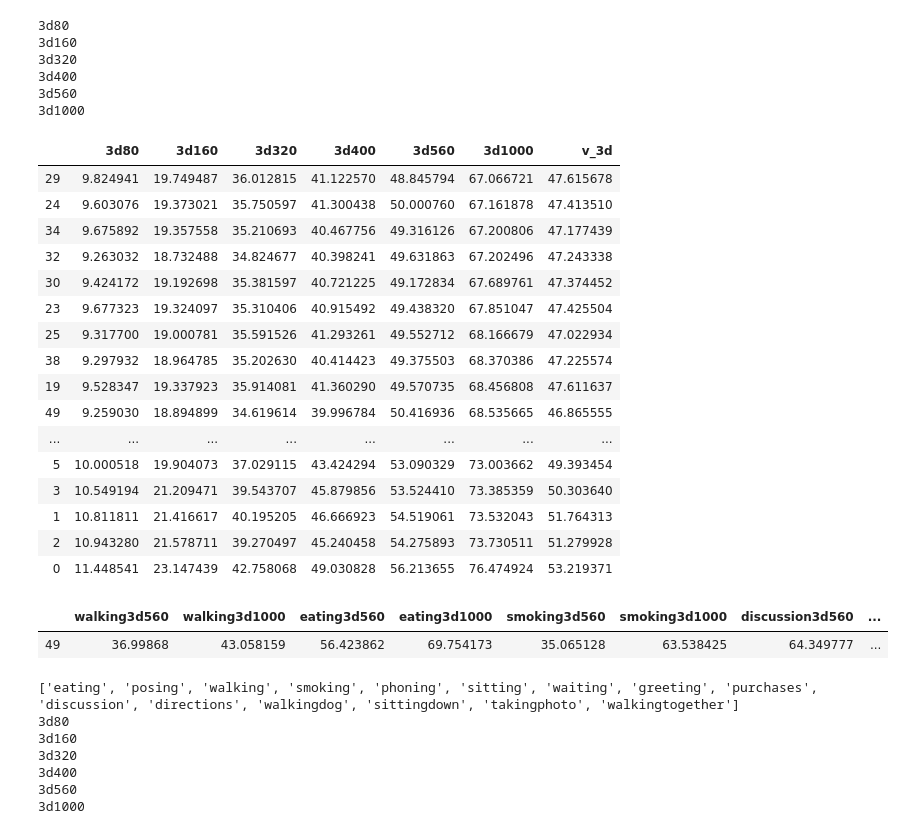
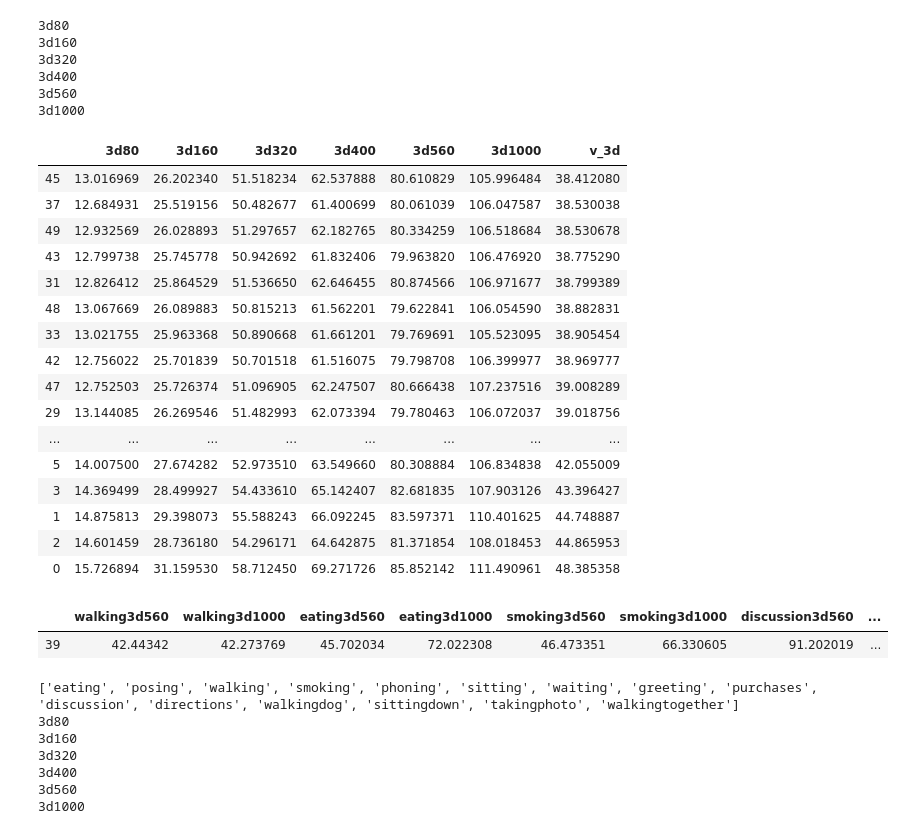
Before and after one commit to tileb1/LearnTrajDep, a Jupyter notebook: Untitled.ipynb, the cells around one changed output. Drawn from its saved outputs; the diff is of its cells as text; code cells hidden in the pictures.

```diff
--- a/Untitled.ipynb
+++ b/Untitled.ipynb
@@ -85,7 +85,7 @@ NameError: name 'poses_end_joints' is not defined
 # %%
 import pandas as pd
 # %%
-df = pd.read_csv('checkpoint/test/main_3d_3D_in10_out25_dct_n_30.csv')
+df = pd.read_csv('checkpoint/test/main_3d_3D_in20_out25_dct_n_30.csv')
 df = df.sort_values(by='v_3d')
 # %%
 # best_df = pd.read_csv('checkpoint/test/best_file.csv').sort_values(by='v_3d')
@@ -121,25 +121,25 @@ for key in columns_mapping:
 3d560
 3d1000
 # %%
-df[list(columns_mapping.keys()) + ['v_3d']].sort_values(by='3d1000')
+df[list(columns_mapping.keys()) + ['v_3d']]#.sort_values(by='3d1000')
 # %% [output]
 |  | 3d80 | 3d160 | 3d320 | 3d400 | 3d560 | 3d1000 | v_3d |
-| 29 | 9.824941 | 19.749487 | 36.012815 | 41.122570 | 48.845794 | 67.066721 | 47.615678 |
-| 24 | 9.603076 | 19.373021 | 35.750597 | 41.300438 | 50.000760 | 67.161878 | 47.413510 |
-| 34 | 9.675892 | 19.357558 | 35.210693 | 40.467756 | 49.316126 | 67.200806 | 47.177439 |
-| 32 | 9.263032 | 18.732488 | 34.824677 | 40.398241 | 49.631863 | 67.202496 | 47.243338 |
-| 30 | 9.424172 | 19.192698 | 35.381597 | 40.721225 | 49.172834 | 67.689761 | 47.374452 |
-| 23 | 9.677323 | 19.324097 | 35.310406 | 40.915492 | 49.438320 | 67.851047 | 47.425504 |
-| 25 | 9.317700 | 19.000781 | 35.591526 | 41.293261 | 49.552712 | 68.166679 | 47.022934 |
-| 38 | 9.297932 | 18.964785 | 35.202630 | 40.414423 | 49.375503 | 68.370386 | 47.225574 |
-| 19 | 9.528347 | 19.337923 | 35.914081 | 41.360290 | 49.570735 | 68.456808 | 47.611637 |
-| 49 | 9.259030 | 18.894899 | 34.619614 | 39.996784 | 50.416936 | 68.535665 | 46.865555 |
+| 45 | 13.016969 | 26.202340 | 51.518234 | 62.537888 | 80.610829 | 105.996484 | 38.412080 |
+| 37 | 12.684931 | 25.519156 | 50.482677 | 61.400699 | 80.061039 | 106.047587 | 38.530038 |
+| 49 | 12.932569 | 26.028893 | 51.297657 | 62.182765 | 80.334259 | 106.518684 | 38.530678 |
+| 43 | 12.799738 | 25.745778 | 50.942692 | 61.832406 | 79.963820 | 106.476920 | 38.775290 |
+| 31 | 12.826412 | 25.864529 | 51.536650 | 62.646455 | 80.874566 | 106.971677 | 38.799389 |
+| 48 | 13.067669 | 26.089883 | 50.815213 | 61.562201 | 79.622841 | 106.054590 | 38.882831 |
+| 33 | 13.021755 | 25.963368 | 50.890668 | 61.661201 | 79.769691 | 105.523095 | 38.905454 |
+| 42 | 12.756022 | 25.701839 | 50.701518 | 61.516075 | 79.798708 | 106.399977 | 38.969777 |
+| 47 | 12.752503 | 25.726374 | 51.096905 | 62.247507 | 80.666438 | 107.237516 | 39.008289 |
+| 29 | 13.144085 | 26.269546 | 51.482993 | 62.073394 | 79.780463 | 106.072037 | 39.018756 |
 | ... | ... | ... | ... | ... | ... | ... | ... |
-| 5 | 10.000518 | 19.904073 | 37.029115 | 43.424294 | 53.090329 | 73.003662 | 49.393454 |
-| 3 | 10.549194 | 21.209471 | 39.543707 | 45.879856 | 53.524410 | 73.385359 | 50.303640 |
-| 1 | 10.811811 | 21.416617 | 40.195205 | 46.666923 | 54.519061 | 73.532043 | 51.764313 |
-| 2 | 10.943280 | 21.578711 | 39.270497 | 45.240458 | 54.275893 | 73.730511 | 51.279928 |
-| 0 | 11.448541 | 23.147439 | 42.758068 | 49.030828 | 56.213655 | 76.474924 | 53.219371 |
+| 5 | 14.007500 | 27.674282 | 52.973510 | 63.549660 | 80.308884 | 106.834838 | 42.055009 |
+| 3 | 14.369499 | 28.499927 | 54.433610 | 65.142407 | 82.681835 | 107.903126 | 43.396427 |
+| 1 | 14.875813 | 29.398073 | 55.588243 | 66.092245 | 83.597371 | 110.401625 | 44.748887 |
+| 2 | 14.601459 | 28.736180 | 54.296171 | 64.642875 | 81.371854 | 108.018453 | 44.865953 |
+| 0 | 15.726894 | 31.159530 | 58.712450 | 69.271726 | 85.852142 | 111.490961 | 48.385358 |
 # %%
 lst1 = ['walking3d1000', 'eating3d1000', 'smoking3d1000', 'discussion3d1000']
 lst2 = [i[:-4]+'560' for i in lst1]
@@ -151,7 +151,7 @@ for i, j in zip(lst2, lst1):
 df[lst].head(1)
 # %% [output]
 |  | walking3d560 | walking3d1000 | eating3d560 | eating3d1000 | smoking3d560 | smoking3d1000 | discussion3d560 | ... |
-| 49 | 36.99868 | 43.058159 | 56.423862 | 69.754173 | 35.065128 | 63.538425 | 64.349777 | ... |
+| 39 | 42.44342 | 42.273769 | 45.702034 | 72.022308 | 46.473351 | 66.330605 | 91.202019 | ... |
 # %%
 df = pd.read_csv('checkpoint/test/main_3d_3D_in10_out25_dct_n_30.csv')
 df = df.sort_values(by='v_3d')
```
Also changed, not shown: 1 other file.
